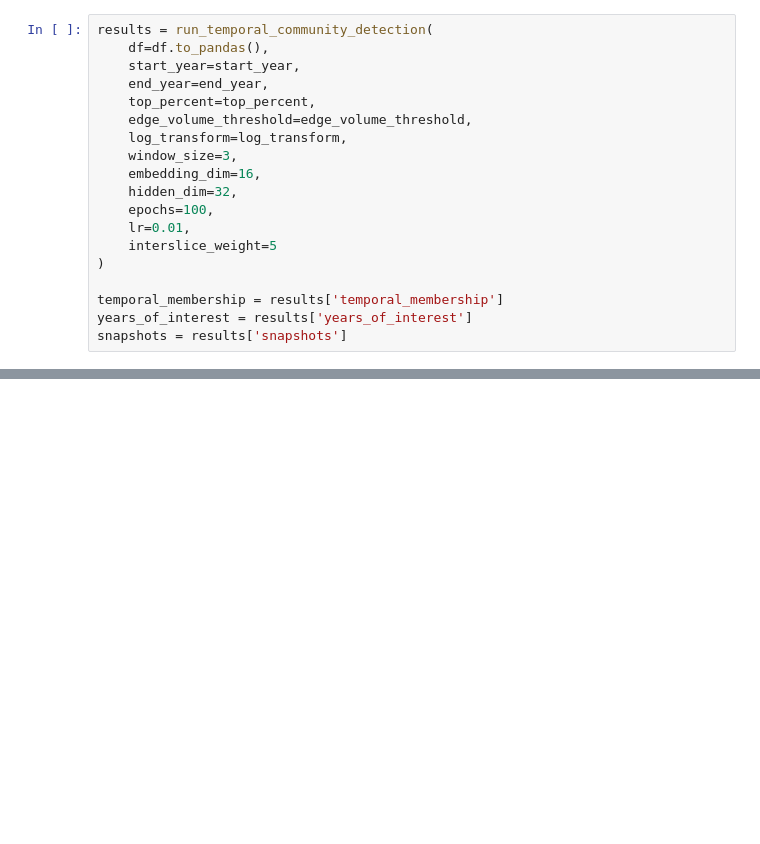
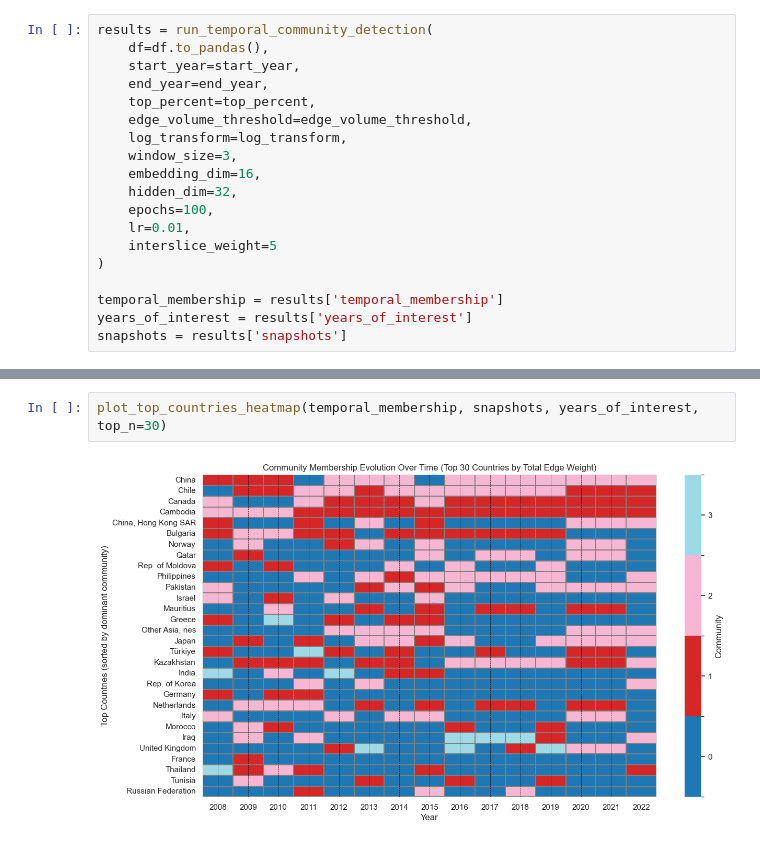
Before and after one commit to Altishofer/NetworkScienceProject, a Jupyter notebook: community_detection.ipynb, the cells around one changed output, grey strips where cells are left out. Drawn from its saved outputs; the diff is of its cells as text; blank space fills up the shorter version.

```diff
--- a/community_detection.ipynb
+++ b/community_detection.ipynb
@@ -891,0 +1066,4 @@ plot_top_countries_heatmap(temporal_membership, snapshots, years_of_interest, to
+# %%
+plot_top_countries_heatmap(temporal_membership, snapshots, years_of_interest, top_n=30)
+# %% [output]
+[figure, added]
```
Also changed, not shown: parts of 17 cells of this notebook.
